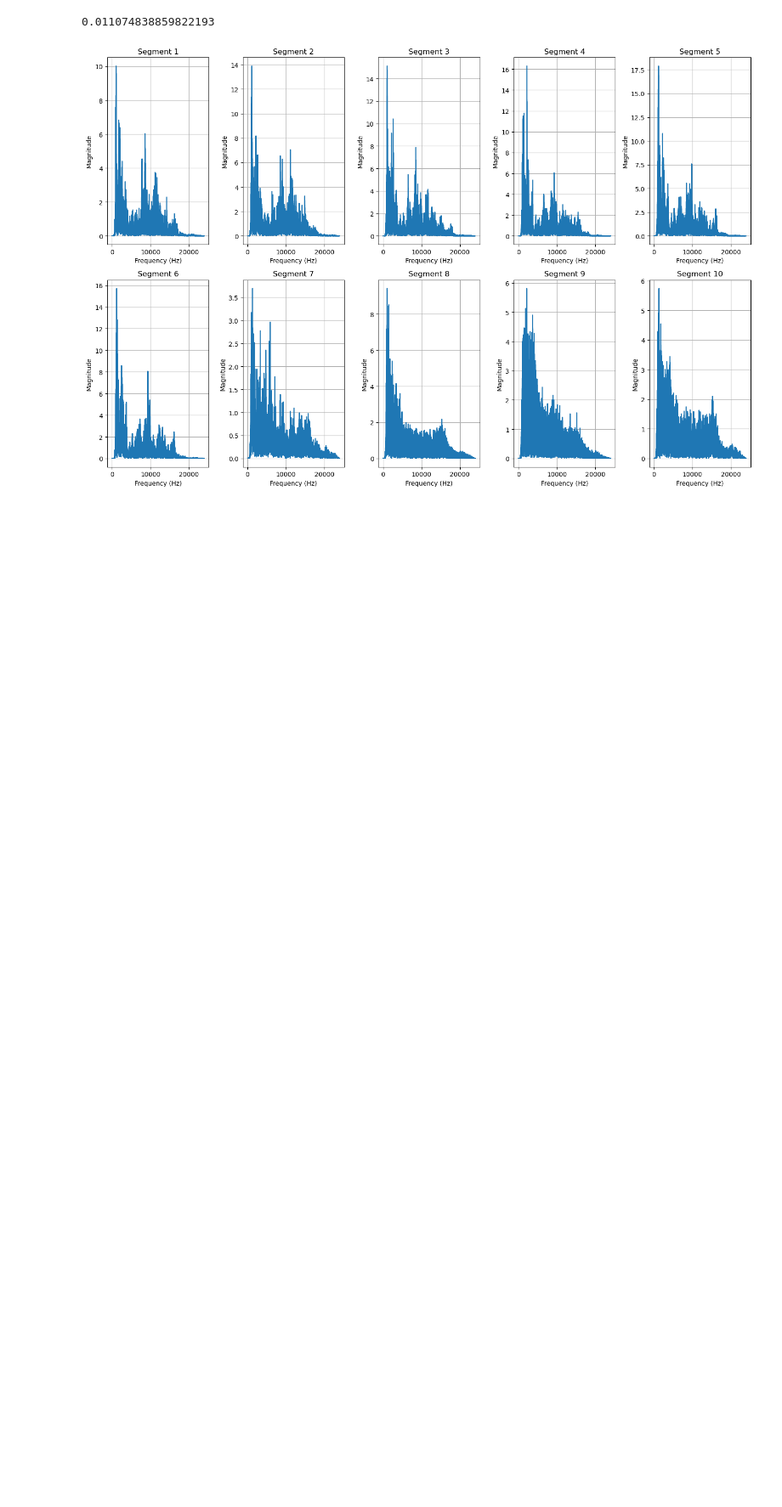
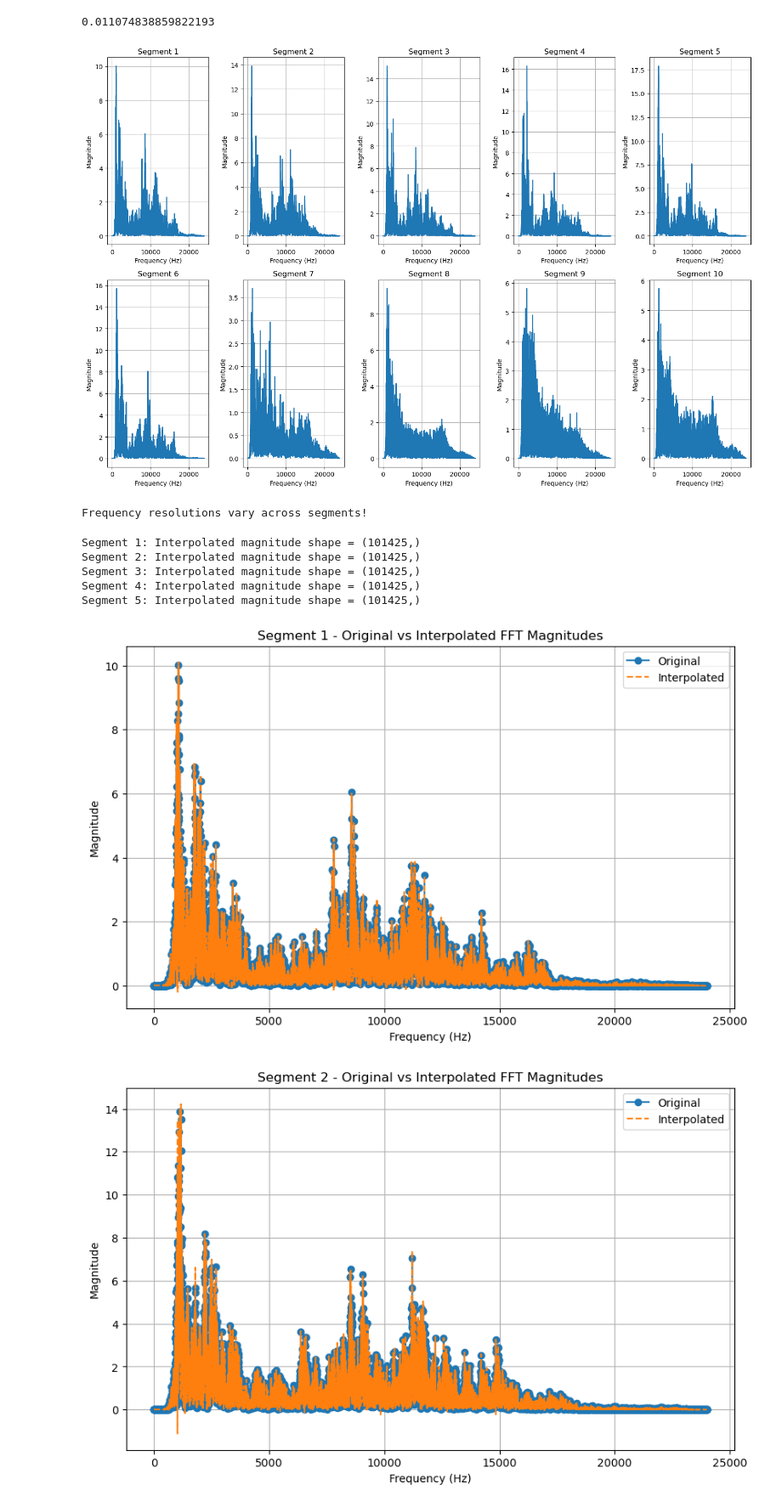
Before and after one commit to drkrs919/owlVocalization, a Jupyter notebook: scripts/separateWorkflow.ipynb, the cells around one changed output. Shown at 85% size. Saved outputs shown, nothing was run; the diff lists cells and outputs as text; code cells hidden in the pictures; blank space fills up the shorter version.

```diff
--- a/scripts/separateWorkflow.ipynb
+++ b/scripts/separateWorkflow.ipynb
@@ -176,0 +200,51 @@ processed_segments_fft = pad_fft_magnitudes(processed_segments_fft)
+# %%
+frequency_resolutions = verify_frequency_resolution(processed_segments_fft)
+# %% [output]
+Frequency resolutions vary across segments!
+# %%
+finest_delta_f = min([np.min(np.diff(segment['fft_frequencies'])) for segment in processed_segments_fft])
+
+min_freq = min([min(segment['fft_frequencies']) for segment in processed_segments_fft])
+max_freq = max([max(segment['fft_frequencies']) for segment in processed_segments_fft])
+
+common_frequencies = np.arange(min_freq, max_freq, finest_delta_f)
+# %%
+def interpolate_fft_magnitudes(processed_segments_fft, common_frequencies):
+    for segment in processed_segments_fft:
+        segment['common_frequencies'] = common_frequencies
+        fft_frequencies = segment['fft_frequencies']
+        fft_magnitude = segment['fft_magnitude']
+
+        interp_func = interp1d(fft_frequencies, fft_magnitude, kind='cubic', bounds_error=False, fill_value=0)
+
+        interpolated_magnitude = interp_func(common_frequencies)
+        segment['interpolated_fft_magnitude'] = interpolated_magnitude
+
+    return processed_segments_fft
+# %%
+processed_segments_fft = interpolate_fft_magnitudes(processed_segments_fft, common_frequencies)
+
+# Verify the dimensions
+for idx, segment in enumerate(processed_segments_fft[:5]):
+    print(f"Segment {idx + 1}: Interpolated magnitude shape = {segment['interpolated_fft_magnitude'].shape}")
+# %% [output]
+Segment 1: Interpolated magnitude shape = (101425,)
+Segment 2: Interpolated magnitude shape = (101425,)
+Segment 3: Interpolated magnitude shape = (101425,)
+Segment 4: Interpolated magnitude shape = (101425,)
+Segment 5: Interpolated magnitude shape = (101425,)
+# %%
+# examine artifacts
+for i, segment in enumerate(processed_segments_fft[:5]):  # First 5 segments for inspection
+    plt.figure(figsize=(10, 6))
+    plt.plot(segment['fft_frequencies'], segment['fft_magnitude'], label='Original', marker='o')
+    plt.plot(segment['common_frequencies'], segment['interpolated_fft_magnitude'], label='Interpolated', linestyle='--')
+    plt.title(f"Segment {i + 1} - Original vs Interpolated FFT Magnitudes")
+    plt.xlabel("Frequency (Hz)")
+    plt.ylabel("Magnitude")
+    plt.legend()
+    plt.grid()
+    plt.show()
+# %% [output]
+[figure, added]
+[figure, added]
```
Also changed, not shown: parts of 8 cells of this notebook.
